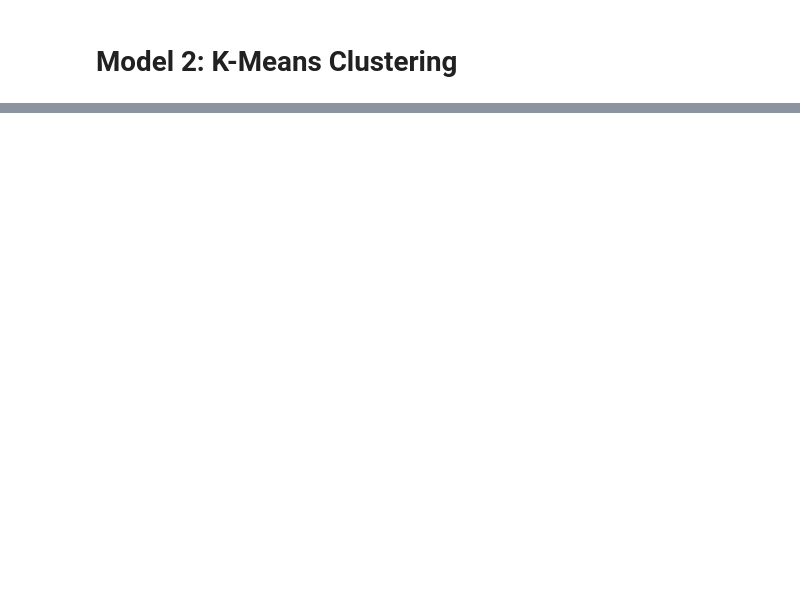
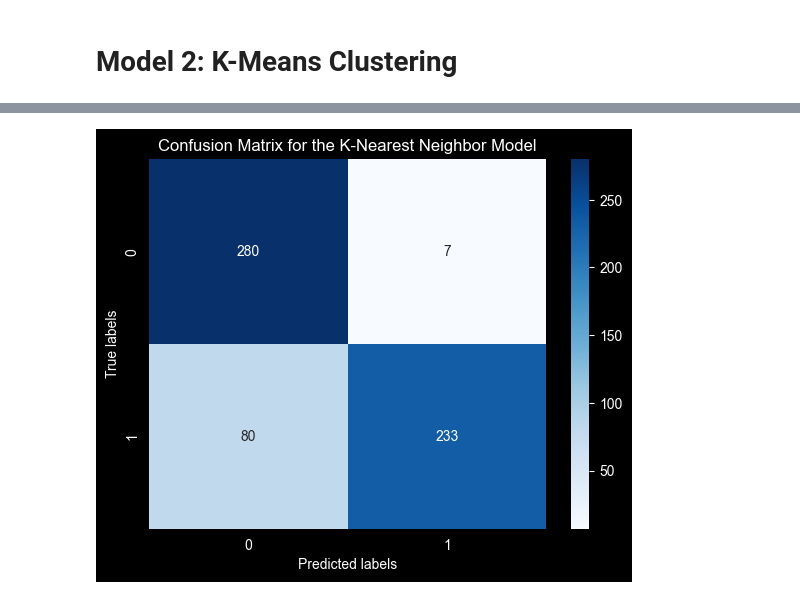
Before and after one commit to AliZ786/COMP-478, a Jupyter notebook: COMP478_Project.ipynb, the cells around one changed output, grey strips where cells are left out. Saved outputs shown, nothing was run; the diff lists cells and outputs as text; code cells hidden in the pictures; blank space fills up the shorter version.

```diff
--- a/COMP478_Project.ipynb
+++ b/COMP478_Project.ipynb
@@ -231,0 +314,15 @@ K-Means Clustering accuracy: 63.00%
+# %%
+# Create the confusion matrix
+cm = confusion_matrix(y_test, y_pred)
+
+# Create a heatmap of the confusion matrix
+sns.heatmap(cm, annot=True, cmap="Blues", fmt="d")
+
+# Set the labels and title of the plot
+plt.xlabel("Predicted labels")
+plt.ylabel("True labels")
+plt.title("Confusion Matrix for the K-Nearest Neighbor Model")
+
+plt.show()
+# %% [output]
+[figure, added]
```
Also changed, not shown: parts of 10 cells of this notebook.
